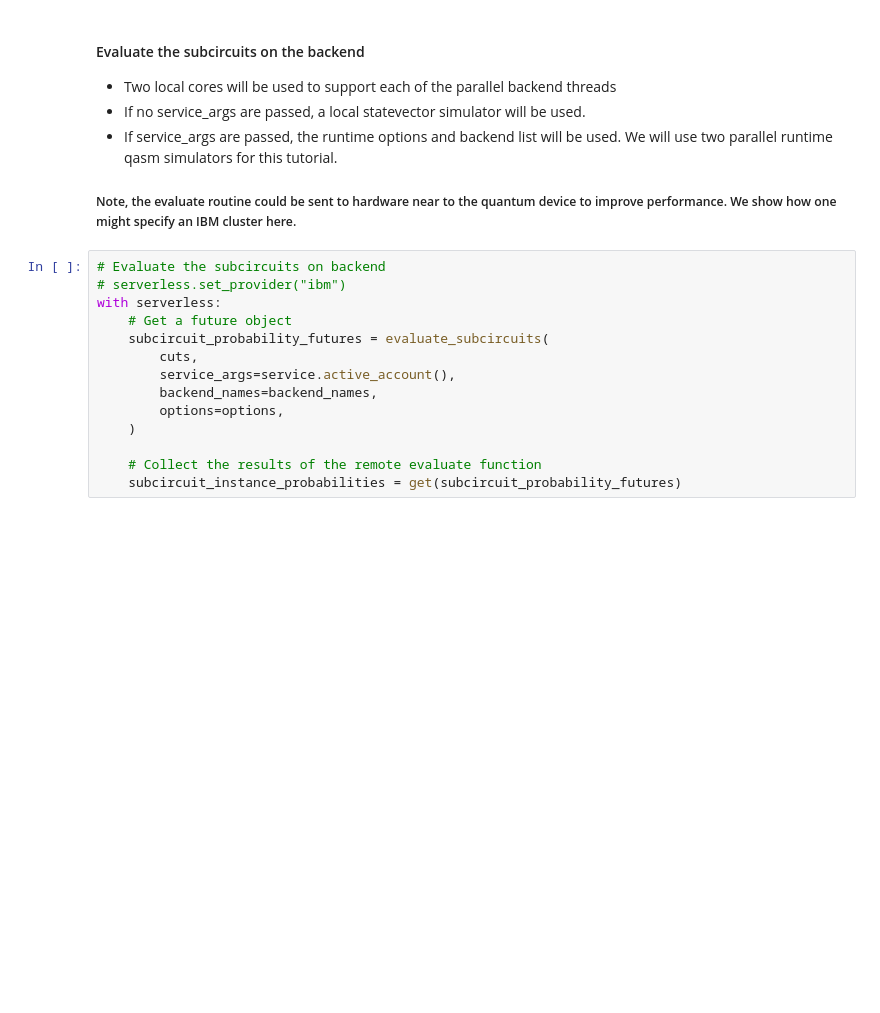
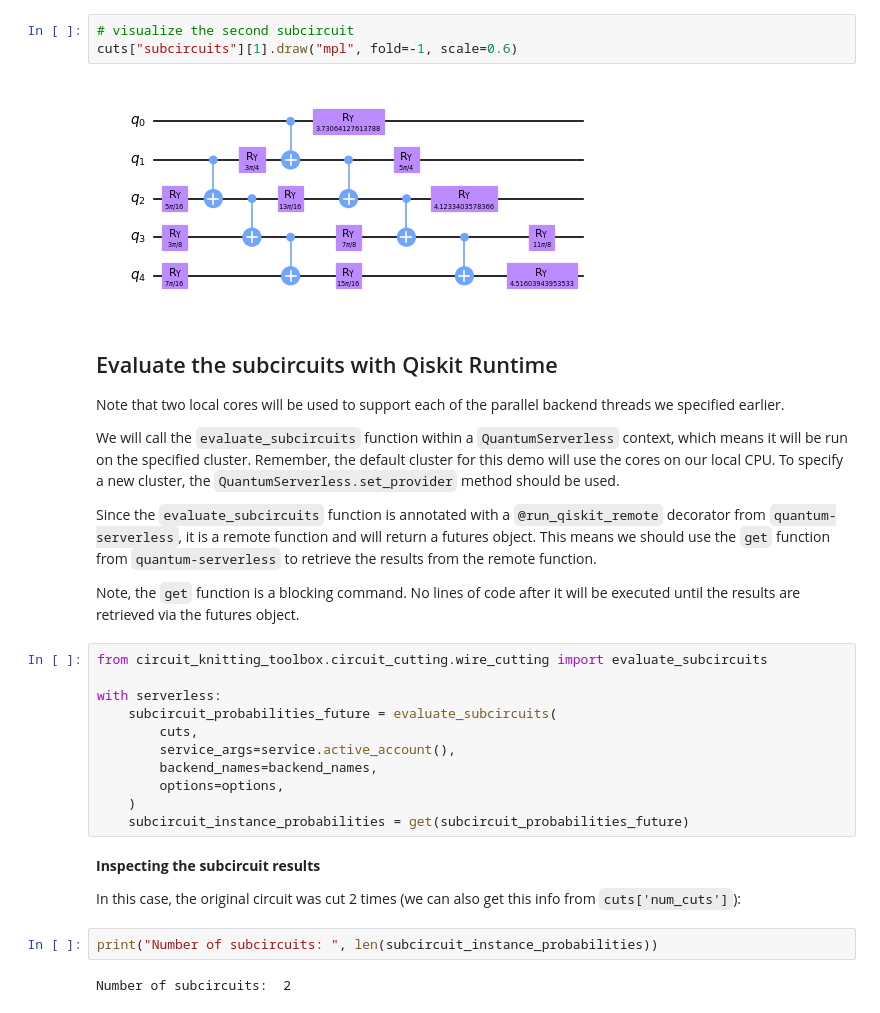
Before and after one commit to Qiskit/qiskit-addon-cutting, a Jupyter notebook: docs/circuit_cutting/tutorials/tutorial_3_circuit_cutting_with_quantum_serverless.ipynb, the cells around one changed output. Drawn from its saved outputs; the diff is of its cells as text; blank space fills up the shorter version.

```diff
--- a/docs/circuit_cutting/tutorials/tutorial_3_circuit_cutting_with_quantum_serverless.ipynb
+++ b/docs/circuit_cutting/tutorials/tutorial_3_circuit_cutting_with_quantum_serverless.ipynb
@@ -116,21 +140,35 @@ backend_names = ["ibmq_qasm_simulator"] * 2
+# %%
+# visualize the second subcircuit
+cuts["subcircuits"][1].draw("mpl", fold=-1, scale=0.6)
+# %% [output]
+[figure, added]
 # %% [markdown]
-#### Evaluate the subcircuits on the backend
- * Two local cores will be used to support each of the parallel backend threads
- * If no service_args are passed, a local statevector simulator will be used.
- * If service_args are passed, the runtime options and backend list will be used. We will use two parallel runtime qasm simulators for this tutorial.
+## Evaluate the subcircuits with Qiskit Runtime
 
-##### Note, the evaluate routine could be sent to hardware near to the quantum device to improve performance. We show how one might specify an IBM cluster here.
+
+Note that two local cores will be used to support each of the parallel backend threads we specified earlier.
+
+We will call the `evaluate_subcircuits` function within a `QuantumServerless` context, which means it will be run on the specified cluster. Remember, the default cluster for this demo will use the cores on our local CPU. To specify a new cluster, the `QuantumServerless.set_provider` method should be used.
+
+Since the `evaluate_subcircuits` function is annotated with a `@run_qiskit_remote` decorator from `quantum-serverless`, it is a remote function and will return a futures object. This means we should use the `get` function from `quantum-serverless` to retrieve the results from the remote function.
+
+Note, the `get` function is a blocking command. No lines of code after it will be executed until the results are retrieved via the futures object.
 # %%
-# Evaluate the subcircuits on backend
-# serverless.set_provider("ibm")
+from circuit_knitting_toolbox.circuit_cutting.wire_cutting import evaluate_subcircuits
+
 with serverless:
-    # Get a future object
-    subcircuit_probability_futures = evaluate_subcircuits(
+    subcircuit_probabilities_future = evaluate_subcircuits(
         cuts,
         service_args=service.active_account(),
         backend_names=backend_names,
         options=options,
     )
-
-    # Collect the results of the remote evaluate function
-    subcircuit_instance_probabilities = get(subcircuit_probability_futures)
+    subcircuit_instance_probabilities = get(subcircuit_probabilities_future)
+# %% [markdown]
+**Inspecting the subcircuit results**
+
+In this case, the original circuit was cut 2 times (we can also get this info from `cuts['num_cuts']`):
+# %%
+print("Number of subcircuits: ", len(subcircuit_instance_probabilities))
+# %% [output]
+Number of subcircuits:  2
```
Also changed, not shown: parts of 37 cells of this notebook, 2 other files.
